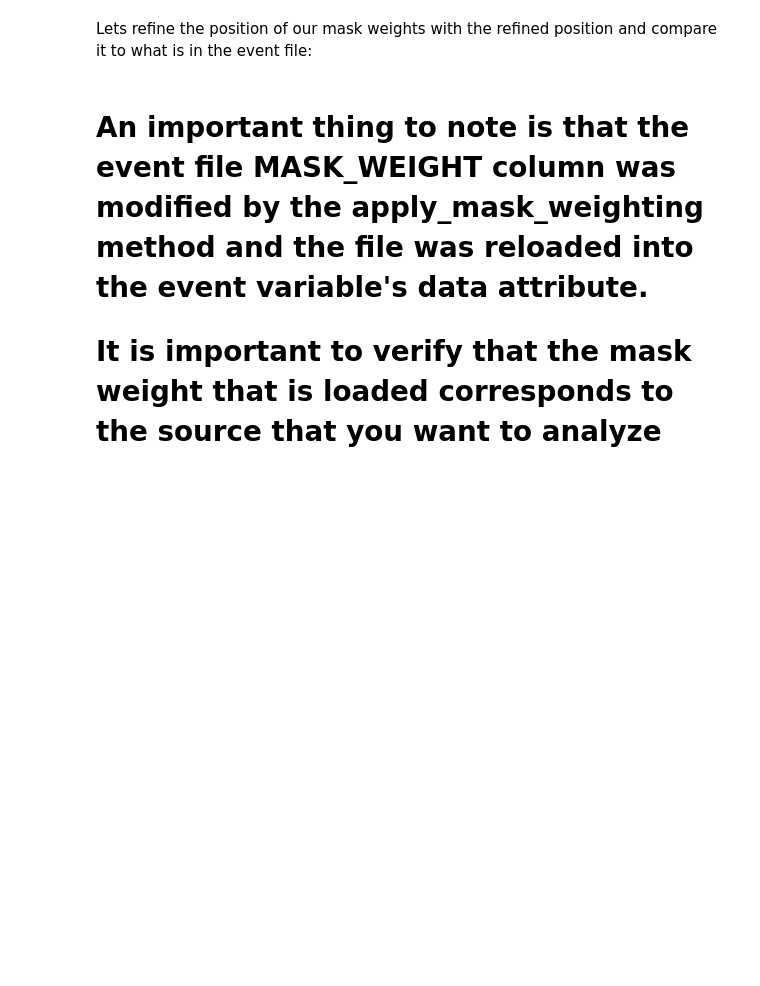
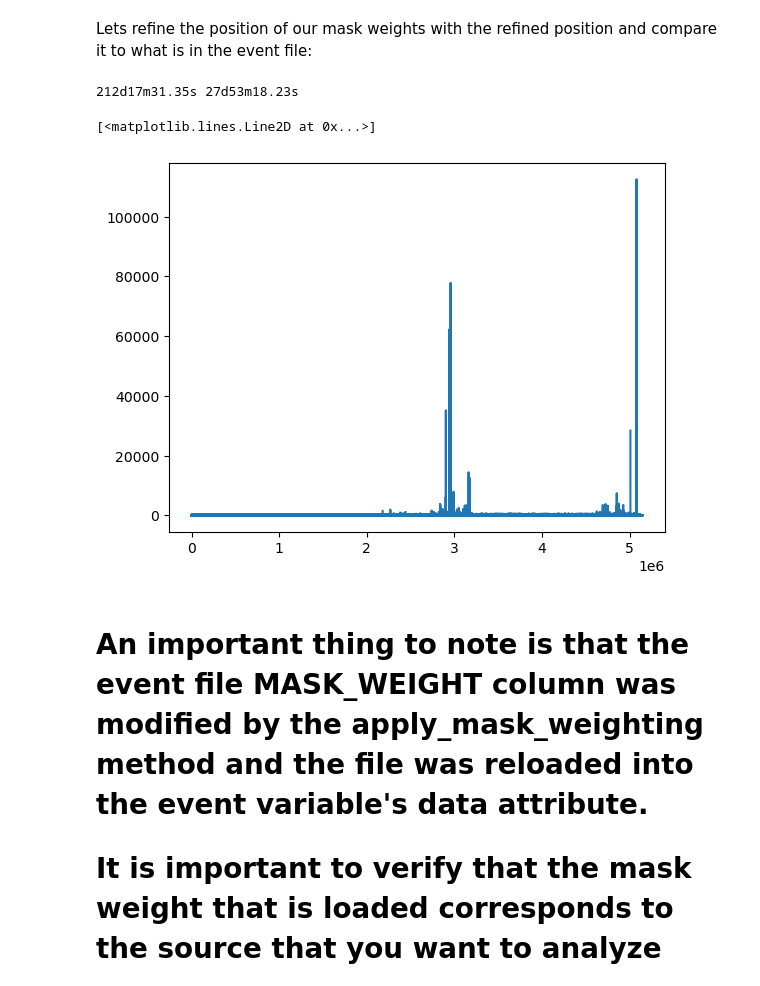
Before and after one commit to parsotat/BatAnalysis, a Jupyter notebook: notebooks/Example_TTE_data_analysis.ipynb, the cells around one changed output. Saved outputs shown, nothing was run; the diff lists cells and outputs as text; code cells hidden in the pictures; blank space fills up the shorter version.

```diff
--- a/notebooks/Example_TTE_data_analysis.ipynb
+++ b/notebooks/Example_TTE_data_analysis.ipynb
@@ -253,18 +326,22 @@ print(afterglow_coords.ra.deg, afterglow_coords.dec.deg)
 # %% [markdown]
 Lets refine the position of our mask weights with the refined position and compare it to what is in the event file:
 # %%
-old_weights=event.data["MASK_WEIGHT"]
+old_weights=event.data.mask_weight
 old_coords=SkyCoord(event.ra, event.dec, unit="deg")
 
 #recalculate the mask weights
-event.apply_mask_weighting(ra=afterglow_coords.ra.deg, dec=afterglow_coords.dec.deg)
+event.apply_mask_weighting(ra=afterglow_coords.ra, dec=afterglow_coords.dec)
 # %%
 #compare the new and old coordinates
 print(event.ra, event.dec)
 
 #compare the difference in weights
 fig,ax=plt.subplots()
-ax.plot(np.abs((old_weights-event.data["MASK_WEIGHT"])/old_weights))
+ax.plot(np.abs((old_weights-event.data.mask_weight)/old_weights))
+# %% [output]
+212d17m31.35s 27d53m18.23s
+[<matplotlib.lines.Line2D at 0x...>]
+[figure, added]
 # %% [markdown]
 # An important thing to note is that the event file MASK_WEIGHT column was modified by the apply_mask_weighting method and the file was reloaded into the event variable's data attribute.
 
```
Also changed, not shown: parts of 18 cells of this notebook, 1 other file.
